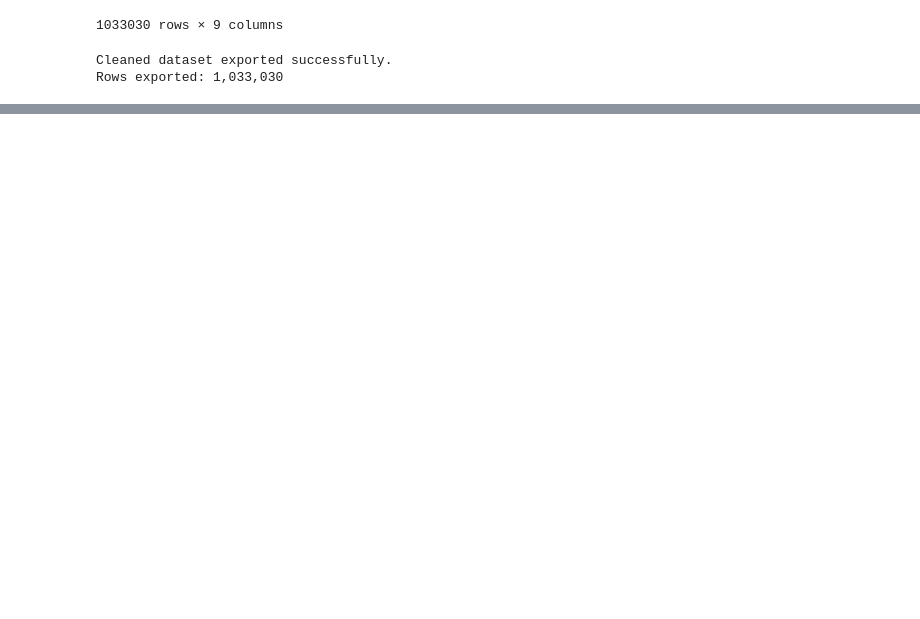
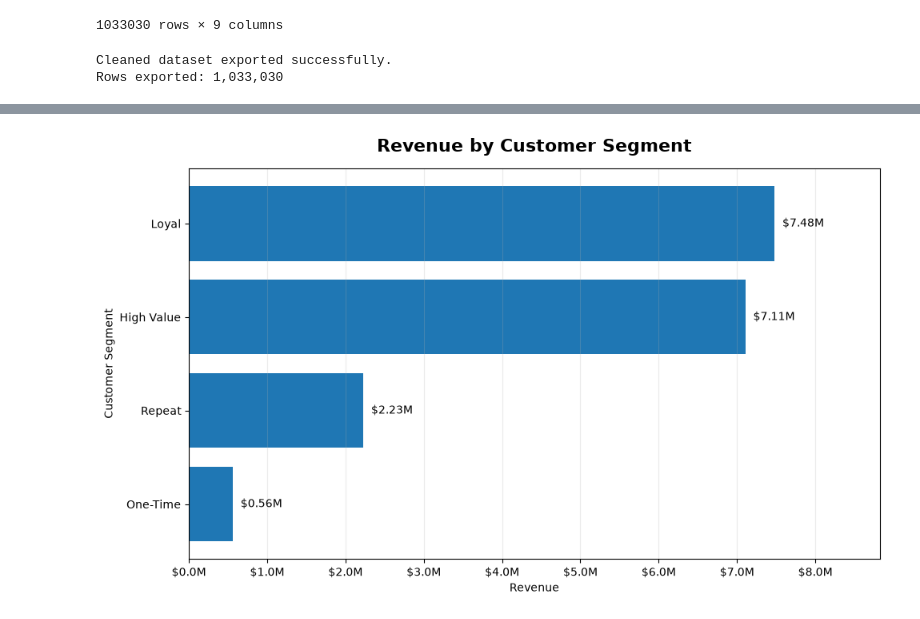
Before and after one commit to Bianka1990Bianka/ecommerce-customer-analytics, a Jupyter notebook: notebooks/01_data_quality_and_cleaning.ipynb, the cells around one changed output, grey strips where cells are left out. Cells and saved outputs as stored; diff of their text form; code cells hidden in the pictures; blank space fills up the shorter version.

```diff
--- a/notebooks/01_data_quality_and_cleaning.ipynb
+++ b/notebooks/01_data_quality_and_cleaning.ipynb
@@ -1258,0 +1319,69 @@ Rows exported: 1,033,030
+# %%
+# Customer segment revenue visualization
+
+segment_revenue = pd.DataFrame({
+    "Segment": [
+        "High Value",
+        "Loyal",
+        "Repeat",
+        "One-Time"
+    ],
+    "Revenue": [
+        7107060.19,
+        7479698.14,
+        2227773.37,
+        560272.56
+    ]
+})
+
+# Sort for a clean horizontal ranking
+segment_revenue = segment_revenue.sort_values("Revenue")
+
+fig, ax = plt.subplots(figsize=(10, 6))
+
+bars = ax.barh(
+    segment_revenue["Segment"],
+    segment_revenue["Revenue"]
+)
+
+ax.set_title(
+    "Revenue by Customer Segment",
+    fontsize=16,
+    fontweight="bold",
+    pad=15
+)
+
+ax.set_xlabel("Revenue")
+ax.set_ylabel("Customer Segment")
+
+ax.xaxis.set_major_formatter(
+    lambda x, pos: f"${x/1_000_000:.1f}M"
+)
+
+ax.grid(axis="x", alpha=0.25)
+
+# Add revenue labels to bars
+for bar in bars:
+    value = bar.get_width()
+
+    ax.text(
+        value + 100000,
+        bar.get_y() + bar.get_height() / 2,
+        f"${value/1_000_000:.2f}M",
+        va="center",
+        fontsize=10
+    )
+
+ax.set_xlim(0, segment_revenue["Revenue"].max() * 1.18)
+
+plt.tight_layout()
+
+plt.savefig(
+    "../images/customer_segment_revenue.png",
+    dpi=300,
+    bbox_inches="tight"
+)
+
+plt.show()
+# %% [output]
+[figure, added]
```
Also changed, not shown: parts of 2 cells of this notebook, 4 other files.
